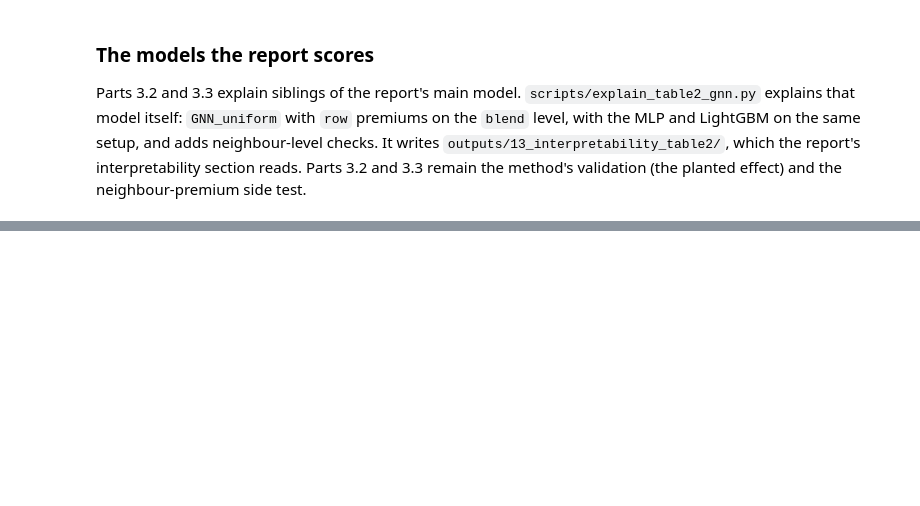
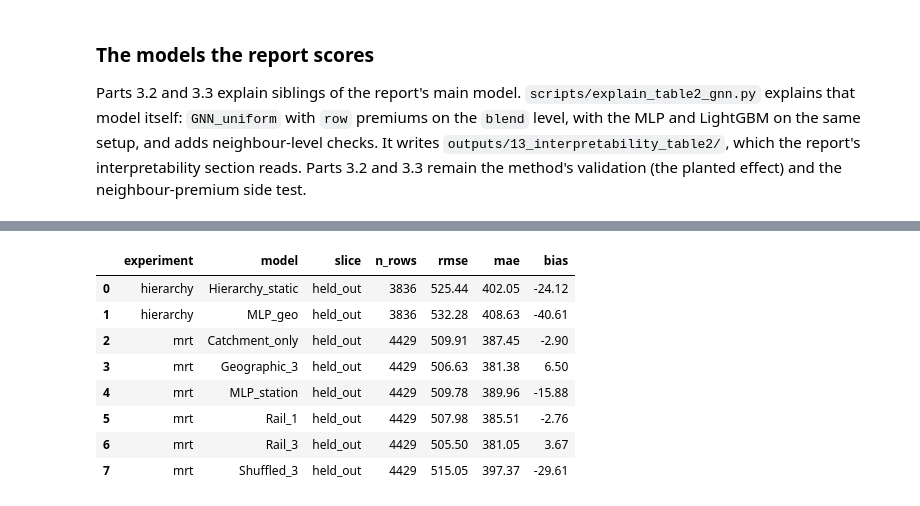
Before and after one commit to sidneyting/hdb-rentals, a Jupyter notebook: notebooks/3_evaluation.ipynb, the cells around one changed output, grey strips where cells are left out. Saved outputs shown, nothing was run; the diff lists cells and outputs as text; code cells hidden in the pictures; blank space fills up the shorter version.

```diff
--- a/notebooks/3_evaluation.ipynb
+++ b/notebooks/3_evaluation.ipynb
@@ -1917,0 +1922,22 @@ for name in ["accuracy", "importance", "reliance", "substitution", "reach", "sta
+# %%
+# Saved results; no training runs here.
+from pathlib import Path
+import pandas as pd
+from IPython.display import display
+
+ROOT = Path.cwd()
+if not (ROOT / 'gnn_transfer_addon').exists():
+    ROOT = ROOT.parent
+ADDON = ROOT / 'gnn_transfer_addon'
+assert ADDON.exists(), 'Place gnn_transfer_addon/ at the project root.'
+display(pd.read_csv(ADDON / 'results/table.csv').round(2))
+# %% [output]
+|  | experiment | model | slice | n_rows | rmse | mae | bias |
+| 0 | hierarchy | Hierarchy_static | held_out | 3836 | 525.44 | 402.05 | -24.12 |
+| 1 | hierarchy | MLP_geo | held_out | 3836 | 532.28 | 408.63 | -40.61 |
+| 2 | mrt | Catchment_only | held_out | 4429 | 509.91 | 387.45 | -2.90 |
+| 3 | mrt | Geographic_3 | held_out | 4429 | 506.63 | 381.38 | 6.50 |
+| 4 | mrt | MLP_station | held_out | 4429 | 509.78 | 389.96 | -15.88 |
+| 5 | mrt | Rail_1 | held_out | 4429 | 507.98 | 385.51 | -2.76 |
+| 6 | mrt | Rail_3 | held_out | 4429 | 505.50 | 381.05 | 3.67 |
+| 7 | mrt | Shuffled_3 | held_out | 4429 | 515.05 | 397.37 | -29.61 |
```
Also changed, not shown: parts of 3 cells of this notebook, 21 other files.
